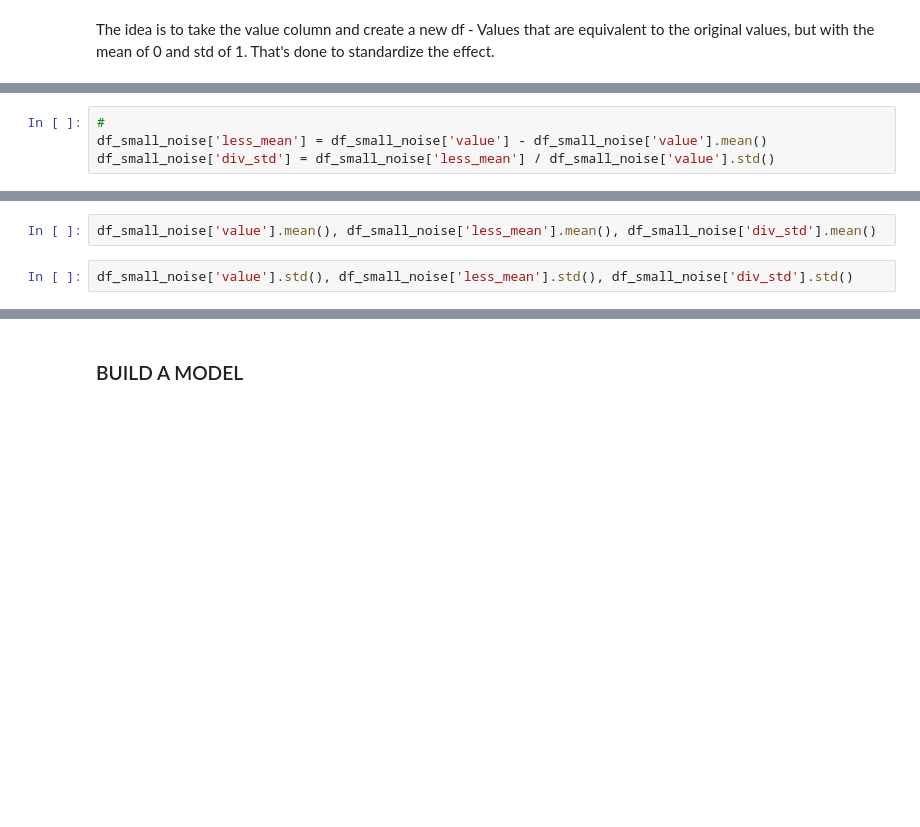
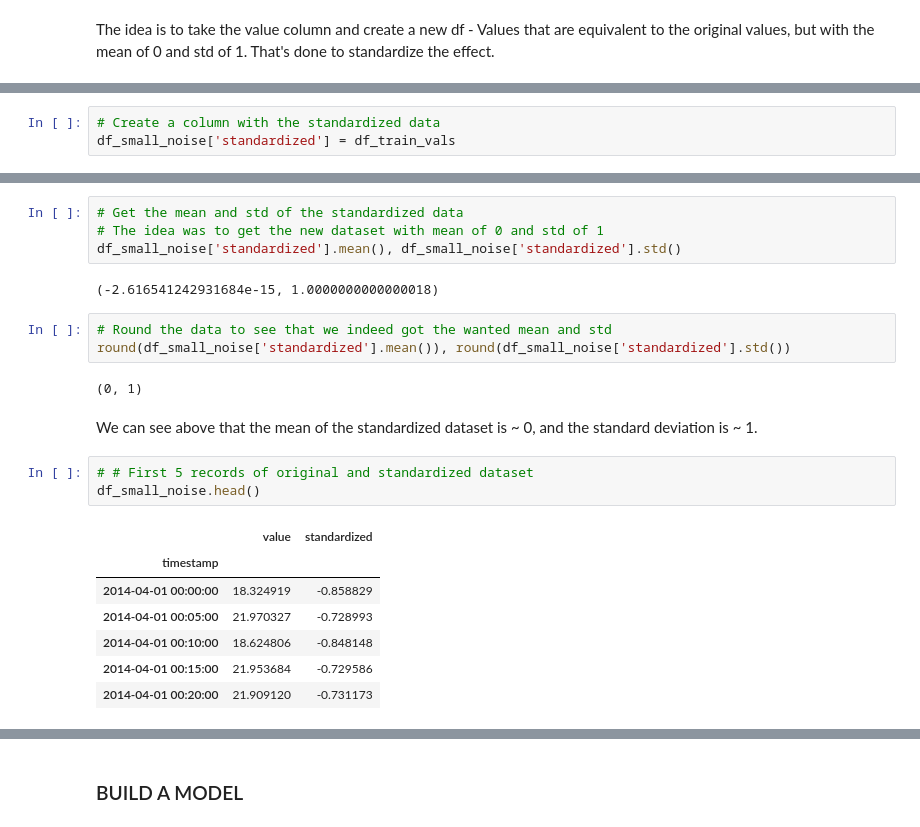
Before and after one commit to AnteDujic/MLS---Assesment, a Jupyter notebook: Practicals/05 - anomaly_detection.ipynb, the cells around one changed output, grey strips where cells are left out. Drawn from its saved outputs; the diff is of its cells as text; blank space fills up the shorter version.

```diff
--- a/Practicals/05 - anomaly_detection.ipynb
+++ b/Practicals/05 - anomaly_detection.ipynb
@@ -265,4 +271,3 @@ df_train_vals.head()
 # %%
-#
-df_small_noise['less_mean'] = df_small_noise['value'] - df_small_noise['value'].mean()
-df_small_noise['div_std'] = df_small_noise['less_mean'] / df_small_noise['value'].std()
+# Create a column with the standardized data
+df_small_noise['standardized'] = df_train_vals
@@ -271,5 +274,25 @@ df_small_noise
-# %%
-df_small_noise['value'].mean(), df_small_noise['less_mean'].mean(), df_small_noise['div_std'].mean()
-# %%
-df_small_noise['value'].std(), df_small_noise['less_mean'].std(), df_small_noise['div_std'].std()
+# %%
+# Get the mean and std of the standardized data
+# The idea was to get the new dataset with mean of 0 and std of 1
+df_small_noise['standardized'].mean(), df_small_noise['standardized'].std()
+# %% [output]
+(-2.616541242931684e-15, 1.0000000000000018)
+# %%
+# Round the data to see that we indeed got the wanted mean and std
+round(df_small_noise['standardized'].mean()), round(df_small_noise['standardized'].std())
+# %% [output]
+(0, 1)
+# %% [markdown]
+We can see above that the mean of the standardized dataset is ~ 0, and the standard deviation is ~ 1.
+# %%
+# # First 5 records of original and standardized dataset
+df_small_noise.head()
+# %% [output]
+|  | value | standardized |
+| timestamp |  |  |
+| 2014-04-01 00:00:00 | 18.324919 | -0.858829 |
+| 2014-04-01 00:05:00 | 21.970327 | -0.728993 |
+| 2014-04-01 00:10:00 | 18.624806 | -0.848148 |
+| 2014-04-01 00:15:00 | 21.953684 | -0.729586 |
+| 2014-04-01 00:20:00 | 21.909120 | -0.731173 |
 # %%
```
Also changed, not shown: parts of 46 cells of this notebook, 1 other file.
